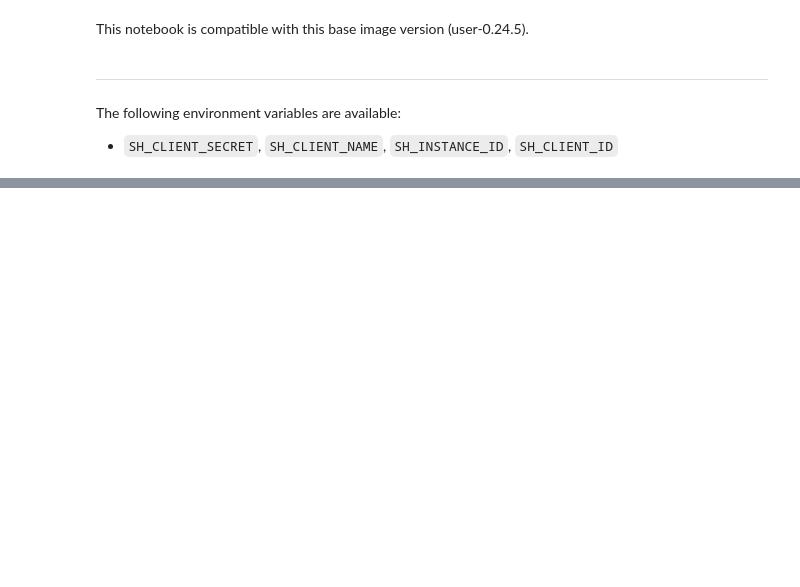
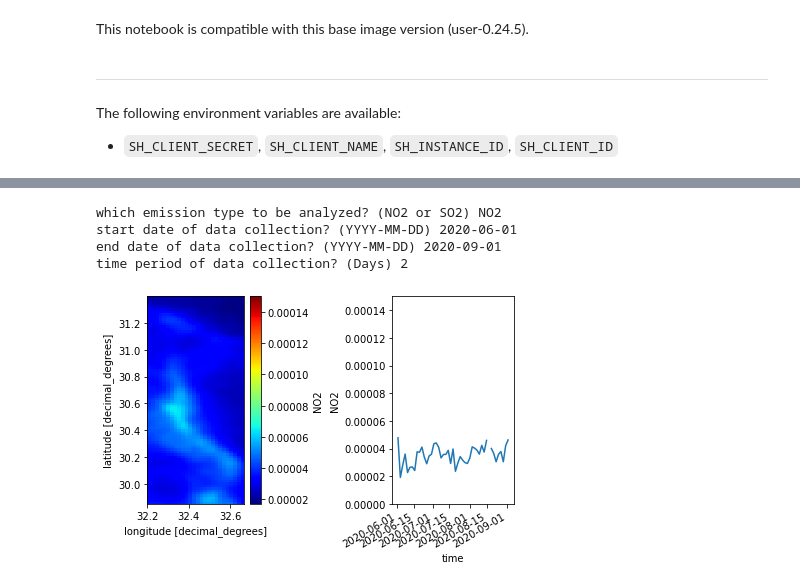
Before and after one commit to gruslak/EODashboardHackathon-S5P-suezcanal-emissions, a Jupyter notebook: eodash-s5p-suez-script.ipynb, the cells around one changed output, grey strips where cells are left out. Saved outputs shown, nothing was run; the diff lists cells and outputs as text; code cells hidden in the pictures; blank space fills up the shorter version.

```diff
--- a/eodash-s5p-suez-script.ipynb
+++ b/eodash-s5p-suez-script.ipynb
@@ -111,0 +122,9 @@ time period of data collection? (Days) 2
+# %%
+#summer 2020
+main()
+# %% [output]
+which emission type to be analyzed? (NO2 or SO2) NO2
+start date of data collection? (YYYY-MM-DD) 2020-06-01
+end date of data collection? (YYYY-MM-DD) 2020-09-01
+time period of data collection? (Days) 2
+[figure, added]
```
Also changed, not shown: parts of 4 cells of this notebook.
